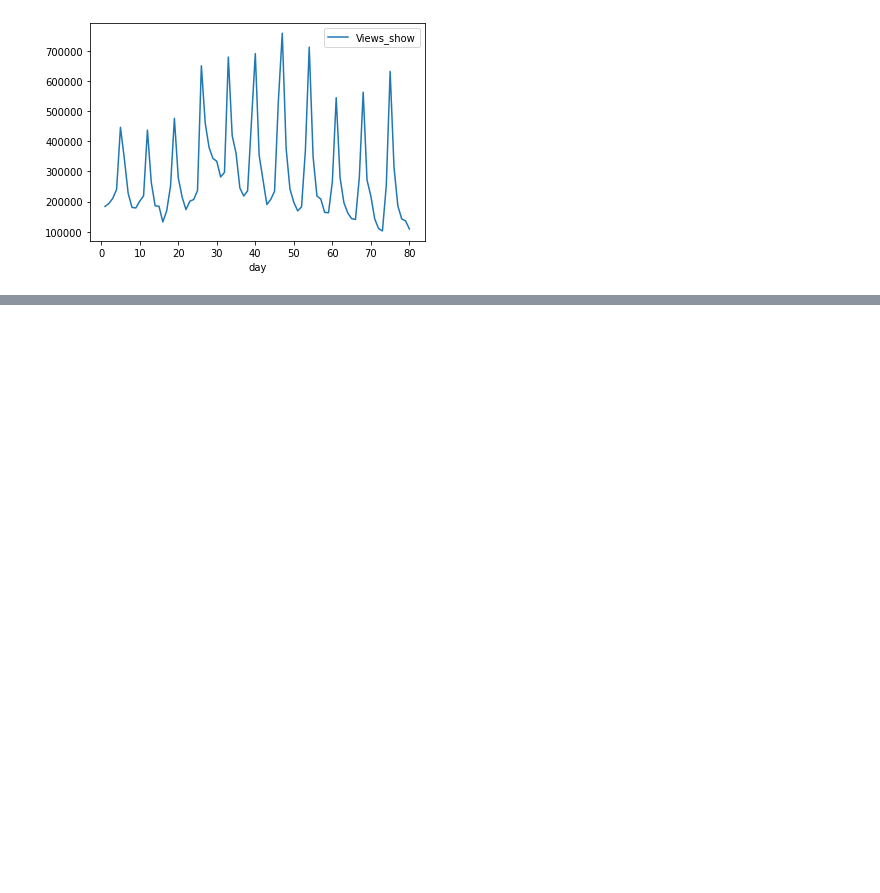
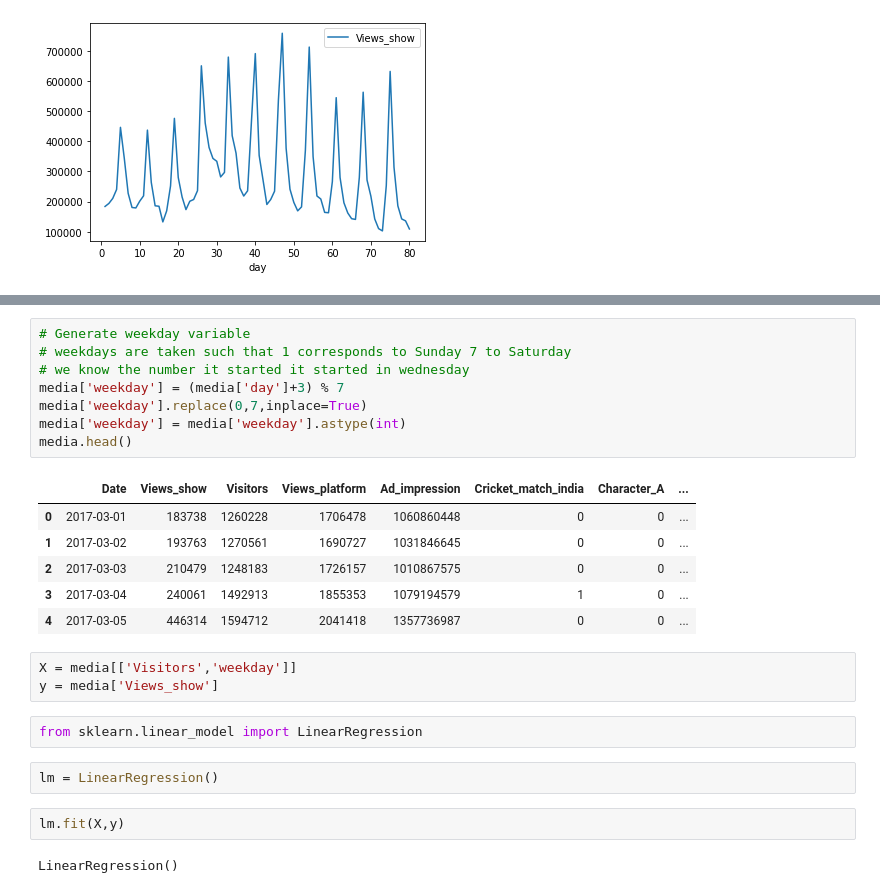
Before and after one commit to Mgrdich/machine_learning_playground, a Jupyter notebook: multiple_linear_regression4.ipynb, the cells around one changed output, grey strips where cells are left out. Cells and saved outputs as stored; diff of their text form; blank space fills up the shorter version.

Commit message:
multiple linear regression part 4

```diff
--- a/multiple_linear_regression4.ipynb
+++ b/multiple_linear_regression4.ipynb
@@ -59,0 +107,26 @@ plt.show()
+# %%
+# Generate weekday variable
+# weekdays are taken such that 1 corresponds to Sunday 7 to Saturday
+# we know the number it started it started in wednesday
+media['weekday'] = (media['day']+3) % 7
+media['weekday'].replace(0,7,inplace=True)
+media['weekday'] = media['weekday'].astype(int)
+media.head()
+# %% [output]
+|  | Date | Views_show | Visitors | Views_platform | Ad_impression | Cricket_match_india | Character_A | ... |
+| 0 | 2017-03-01 | 183738 | 1260228 | 1706478 | 1060860448 | 0 | 0 | ... |
+| 1 | 2017-03-02 | 193763 | 1270561 | 1690727 | 1031846645 | 0 | 0 | ... |
+| 2 | 2017-03-03 | 210479 | 1248183 | 1726157 | 1010867575 | 0 | 0 | ... |
+| 3 | 2017-03-04 | 240061 | 1492913 | 1855353 | 1079194579 | 1 | 0 | ... |
+| 4 | 2017-03-05 | 446314 | 1594712 | 2041418 | 1357736987 | 0 | 0 | ... |
+# %%
+X = media[['Visitors','weekday']]
+y = media['Views_show']
+# %%
+from sklearn.linear_model import LinearRegression
+# %%
+lm = LinearRegression()
+# %%
+lm.fit(X,y)
+# %% [output]
+LinearRegression()
```
Also changed, not shown: parts of 3 cells of this notebook.
